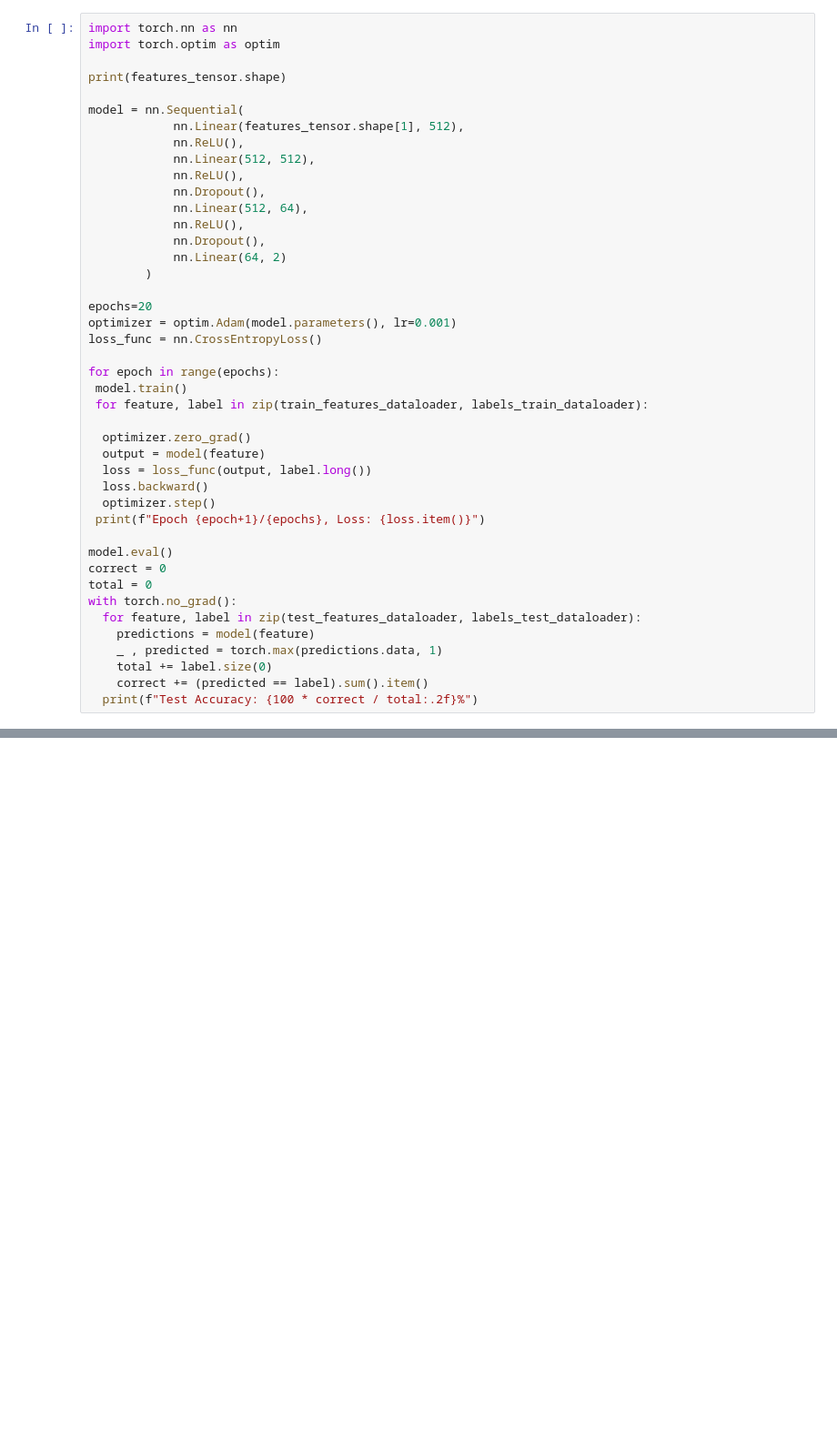
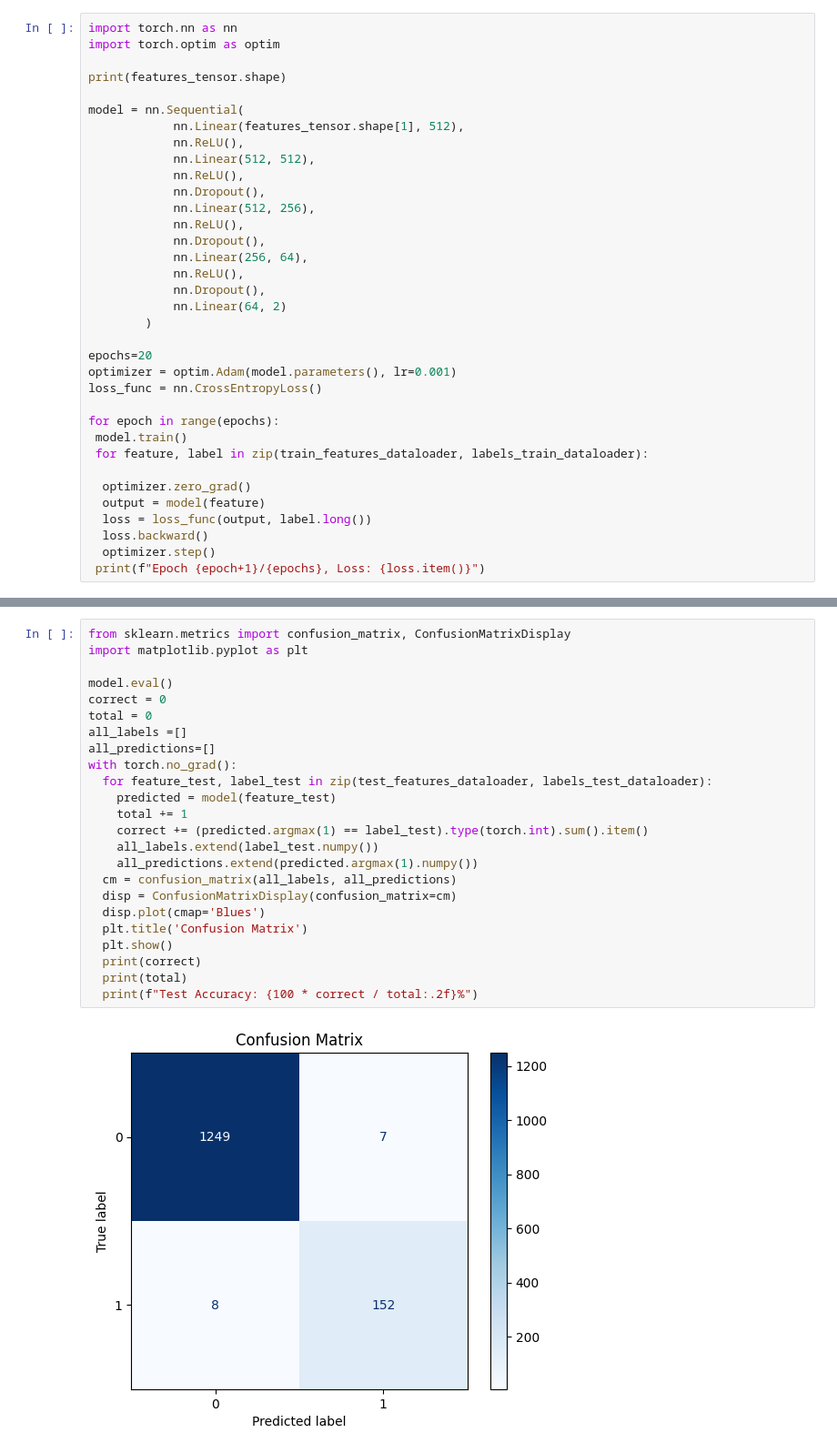
Before and after one commit to nishitmv/ML, a Jupyter notebook: Classification.ipynb, the cells around one changed output, grey strips where cells are left out. Shown: that part at 91% size. Drawn from its saved outputs; the diff is of its cells as text; blank space fills up the shorter version.

```diff
--- a/Classification.ipynb
+++ b/Classification.ipynb
@@ -199,7 +300,10 @@ model = nn.Sequential(
             nn.Linear(512, 512),
             nn.ReLU(),
             nn.Dropout(),
-            nn.Linear(512, 64),
+            nn.Linear(512, 256),
+            nn.ReLU(),
+            nn.Dropout(),
+            nn.Linear(256, 64),
             nn.ReLU(),
             nn.Dropout(),
             nn.Linear(64, 2)
@@ -219,15 +323,4 @@ for epoch in range(epochs):
   loss.backward()
   optimizer.step()
  print(f"Epoch {epoch+1}/{epochs}, Loss: {loss.item()}")
-
-model.eval()
-correct = 0
-total = 0
-with torch.no_grad():
-  for feature, label in zip(test_features_dataloader, labels_test_dataloader):
-    predictions = model(feature)
-    _ , predicted = torch.max(predictions.data, 1)
-    total += label.size(0)
-    correct += (predicted == label).sum().item()
-  print(f"Test Accuracy: {100 * correct / total:.2f}%")
 # %% [output]
@@ -250,0 +346,26 @@ Test Accuracy: 88.70%
+# %%
+from sklearn.metrics import confusion_matrix, ConfusionMatrixDisplay
+import matplotlib.pyplot as plt
+
+model.eval()
+correct = 0
+total = 0
+all_labels =[]
+all_predictions=[]
+with torch.no_grad():
+  for feature_test, label_test in zip(test_features_dataloader, labels_test_dataloader):
+    predicted = model(feature_test)
+    total += 1
+    correct += (predicted.argmax(1) == label_test).type(torch.int).sum().item()
+    all_labels.extend(label_test.numpy())
+    all_predictions.extend(predicted.argmax(1).numpy())
+  cm = confusion_matrix(all_labels, all_predictions)
+  disp = ConfusionMatrixDisplay(confusion_matrix=cm)
+  disp.plot(cmap='Blues')
+  plt.title('Confusion Matrix')
+  plt.show()
+  print(correct)
+  print(total)
+  print(f"Test Accuracy: {100 * correct / total:.2f}%")
+# %% [output]
+[figure, added]
```
Also changed, not shown: parts of 12 cells of this notebook.
